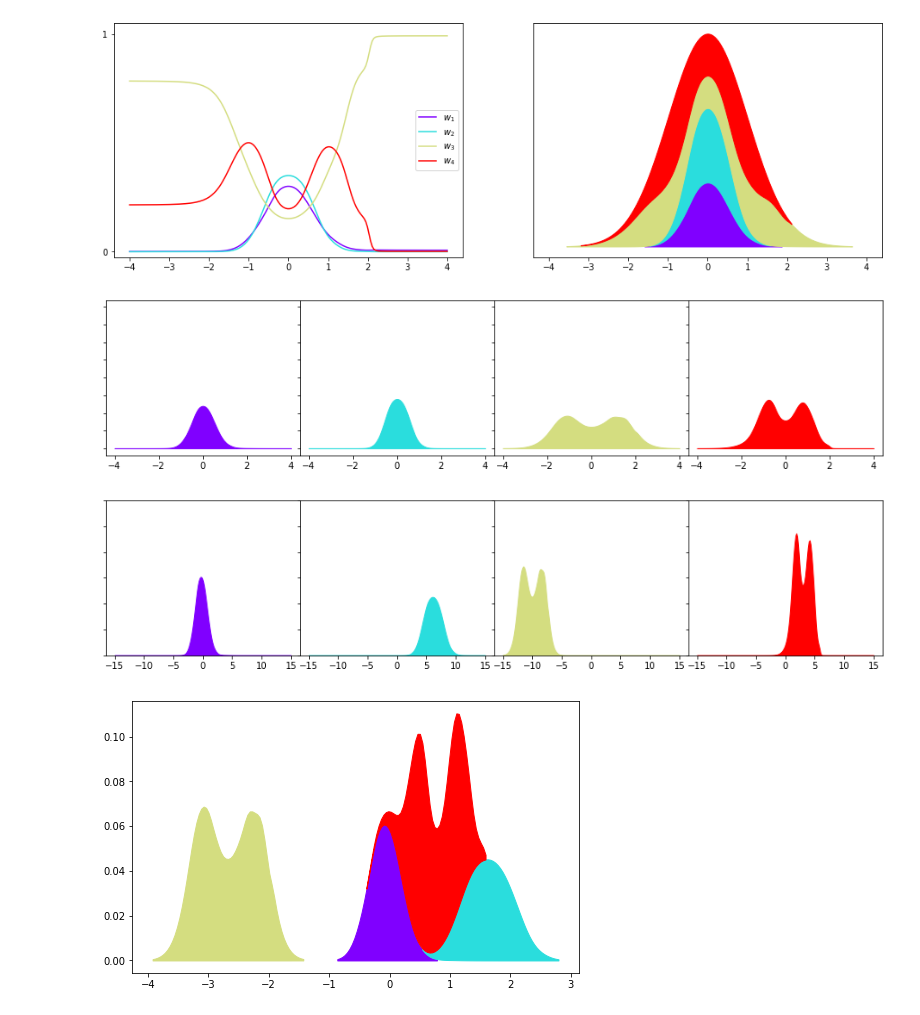
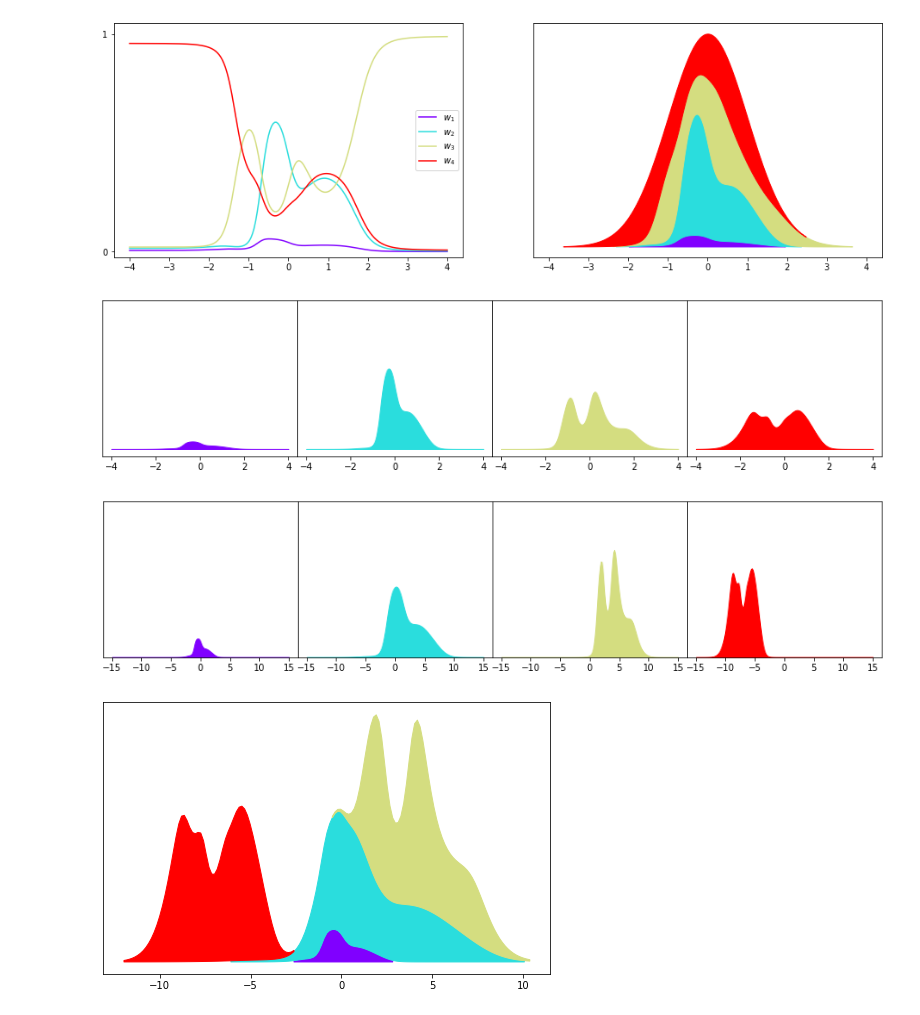
Before and after one commit to ElouanARGOUARCH/Discretely-Indexed-Flows, a Jupyter notebook: experiments/Figures/Decomposition.ipynb, the cells around one changed output. Drawn from its saved outputs; the diff is of its cells as text; code cells hidden in the pictures.

```diff
--- a/experiments/Figures/Decomposition.ipynb
+++ b/experiments/Figures/Decomposition.ipynb
@@ -19,6 +18,6 @@ The autoreload extension is already loaded. To reload it, use:
 # %%
 example = "Normalized Dimension 1"
-num_samples = 100000
+num_samples = 50000
 target = Target(example, num_samples)
 target.target_visual()
 p, target_log_density, target_samples = target.get_target()
@@ -28,8 +27,11 @@ num_samples = target_samples.shape[0]
 # %%
-torch.manual_seed(1)
-epochs = 3000
-batch_size = int(num_samples/20)
+epochs = 500
+batch_size = int(num_samples/50)
 K = 4
-initial_w = SoftmaxWeight(K,p,[3,3,3])
-dif = DIFDensityEstimator(target_samples,K,initial_w = initial_w)
-loss_values = dif.train(epochs,batch_size,mode ='SGD',visual=True)
+initial_w = SoftmaxWeight(K,p,[3,3])
+initial_T = LocationScaleFlow(K,p)
+initial_T.m = nn.Parameter(torch.randn([K,p]))
+dif = DIFDensityEstimator(target_samples,K)
+dif.w = initial_w
+dif.T = initial_T
+loss_values = dif.train(epochs, batch_size)
@@ -42,6 +38,6 @@ dif.model_visual()
 # %%
 color = plt.cm.rainbow(np.linspace(0,1,K))
-tt = torch.linspace(-4,4,200).unsqueeze(-1).unsqueeze(-2).repeat(1,K,1).to(device)
+tt = torch.linspace(-4,4,200).unsqueeze(-1).unsqueeze(-2).repeat(1,K,1)
 prob_w = torch.exp(dif.w.log_prob(tt))[:,0,:].detach()
 fig = plt.figure(figsize =(16,5))
 ax1 = plt.subplot(1,2,1)
@@ -55,43 +51,46 @@ ax1.legend()
 
 ax2 = plt.subplot(1,2,2, sharex = ax1)
 ax2.tick_params(left=False,bottom=True,labelleft=False,labelbottom=True)
-cum = torch.zeros([tt.shape[0]]).to(device)
+cum = torch.zeros([tt.shape[0]])
 for k, c in zip(range(K), color):
     ancien_cum = cum
     cum = cum + torch.exp(dif.reference.log_density(tt.unsqueeze(-1)))*prob_w[:,k]
     ax2.fill_between(tt.cpu(), ancien_cum.cpu().detach().numpy(), cum.cpu().detach().numpy(), where = torch.abs(ancien_cum.cpu() - cum.cpu())>5e-4, color=c)
 # %% [output]
-[figure, old version]
+[figure, new version]
 # %%
-tt_z = torch.linspace(-4,4,200).unsqueeze(-1).unsqueeze(-2).repeat(1,K,1).to(device)
+tt_z = torch.linspace(-4,4,200).unsqueeze(-1).unsqueeze(-2).repeat(1,K,1)
 prob_w = torch.exp(dif.w.log_prob(tt_z))[:,0,:].detach()
 fig = plt.figure(figsize = (15,3))
 tt_z = tt_z[:,0,0]
 for k,c in zip(range(K),color):
     ax = fig.add_axes([.8*k/K,.1 , .8/K,.8] ,yticklabels=[], sharey = ax2)
+    ax.tick_params(left=False,bottom=True,labelleft=False,labelbottom=True)
     part =torch.exp(dif.reference.log_density(tt_z.unsqueeze(-1)))*prob_w[:,k]
     ax.fill_between(tt_z.cpu(), part.cpu().detach().numpy(), color = c  )
 fig = plt.figure(figsize = (15,3))
-tt_x = torch.linspace(-15,15,200).unsqueeze(-1).to(device)
+tt_x = torch.linspace(-15,15,200).unsqueeze(-1)
 z = dif.T.forward(tt_x)
 prob = torch.diagonal(torch.exp(dif.w.log_prob(z)),0, -2, -1)
 ref = torch.exp(dif.reference.log_density(z))
 det = torch.exp(dif.T.log_det_J(tt))
 total = prob * ref * det
 for k,c in zip(range(K),color):
     ax = fig.add_axes([.8*k/K,.1 , .8/K,.8] ,yticklabels=[], ylim=[0,.12] )
+    ax.tick_params(left=False,bottom=True,labelleft=False,labelbottom=True)
     ax.fill_between(tt_x.squeeze(-1).cpu(), total[:,k].cpu().detach().numpy(), color = c  )
 plt.plot()
-cum = torch.zeros([tt_x.shape[0]]).to(device)
+cum = torch.zeros([tt_x.shape[0]])
 fig = plt.figure(figsize = (8,5))
+plt.tick_params(left=False,bottom=True,labelleft=False,labelbottom=True)
 for k,c in zip(range(K), color):
     ancien_cum = cum
     cum = cum + total[:,k]
-    plt.fill_between(tt.squeeze(-1).cpu(), ancien_cum.cpu().detach().numpy(), cum.cpu().detach().numpy(), where = torch.abs(ancien_cum.cpu() - cum.cpu())>5e-4, color=c)
+    plt.fill_between(tt_x.squeeze(-1).cpu(), ancien_cum.cpu().detach().numpy(), cum.cpu().detach().numpy(), where = torch.abs(ancien_cum.cpu() - cum.cpu())>5e-4, color=c)
 # %% [output]
-[figure, old version]
+[figure, new version]
-[figure, old version]
+[figure, new version]
-[figure, old version]
+[figure, new version]
 # %%
 density_x = torch.exp(dif.log_density(tt_x))
 density_z = torch.exp(dif.reference.log_density(tt_z.unsqueeze(-1)))
```
Also changed, not shown: parts of 5 cells of this notebook, 17 other files.
